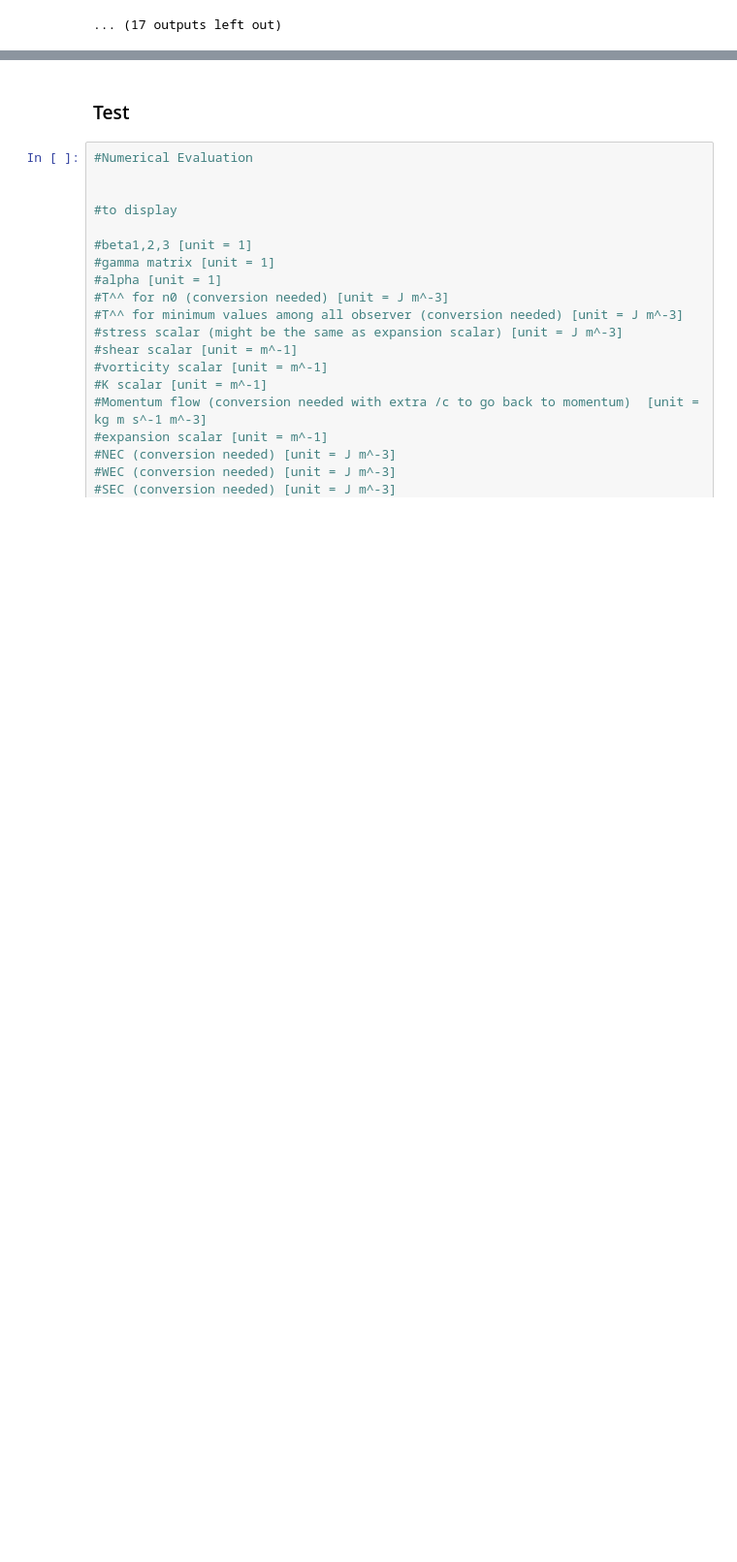
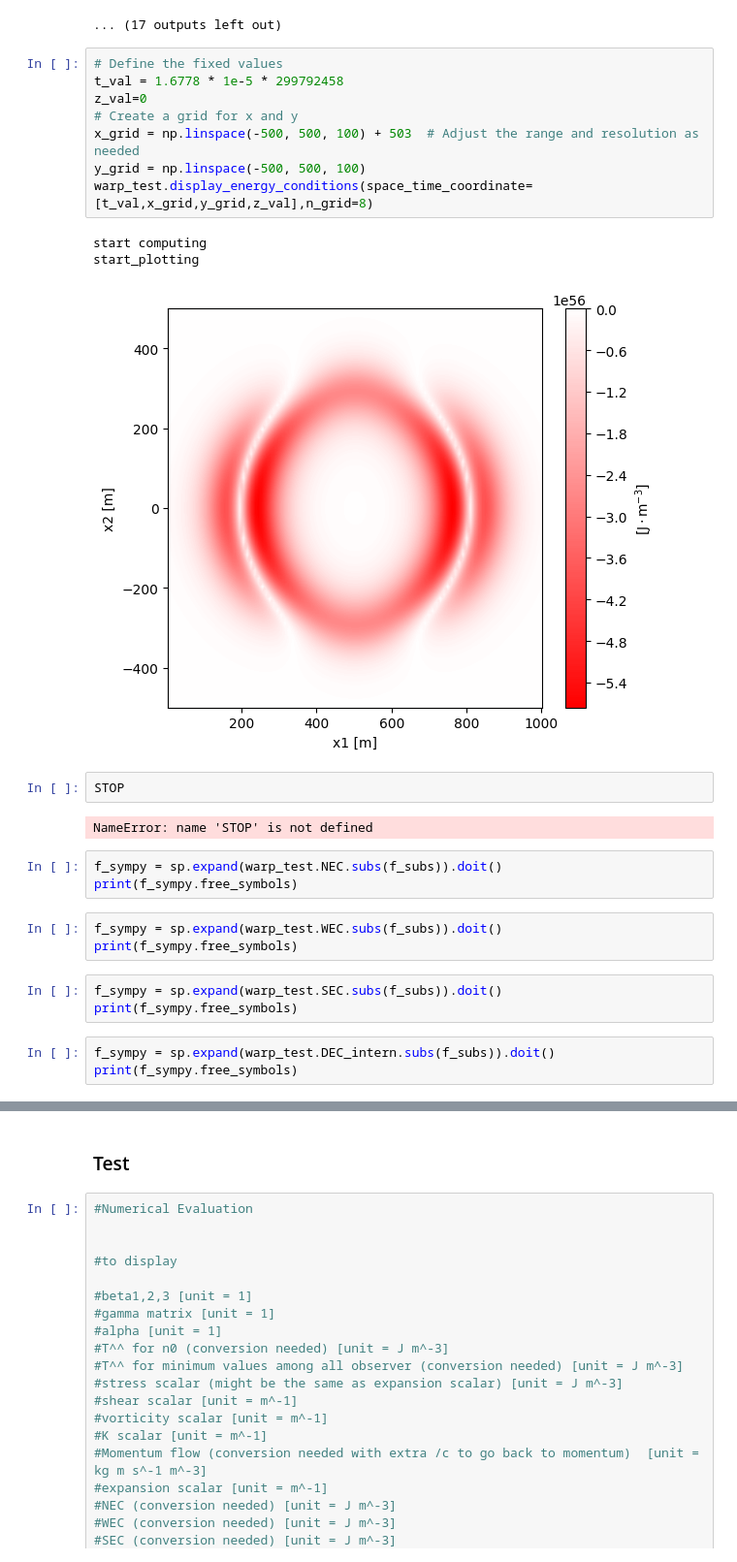
Before and after one commit to nmonnet/Warp-Factory-for-Python, a Jupyter notebook: warp_drive_study.ipynb, the cells around one changed output, grey strips where cells are left out. Shown: that part at 97% size. Cells and saved outputs as stored; diff of their text form; blank space fills up the shorter version.

```diff
--- a/warp_drive_study.ipynb
+++ b/warp_drive_study.ipynb
@@ -1338,6 +1415,34 @@ $\displaystyle 2 v{\left(t \right)} \frac{\partial}{\partial x} f{\left(t,x,y,z
 shear scalar :
 $\displaystyle 0.333333333333333 \sqrt{3} \sqrt{\left(4 \left(\frac{\partial}{\partial x} f{\left(t,x,y,z \right)}\right)^{2} + 3 \left(\frac{\partial}{\partial y} f{\left(t,x,y,z \right)}\right)^{2} + 3 \left(\frac{\partial}{\partial z} f{\left(t,x,y,z \right)}\right)^{2}\right) v^{2}{\left(t \right)}}$
 ... (17 outputs left out)
+# %%
+# Define the fixed values
+t_val = 1.6778 * 1e-5 * 299792458
+z_val=0
+# Create a grid for x and y
+x_grid = np.linspace(-500, 500, 100) + 503  # Adjust the range and resolution as needed
+y_grid = np.linspace(-500, 500, 100)
+warp_test.display_energy_conditions(space_time_coordinate=[t_val,x_grid,y_grid,z_val],n_grid=8)
+# %% [output]
+start computing
+start_plotting
+[figure, added]
+# %%
+STOP
+# %% [output]
+NameError: name 'STOP' is not defined
+# %%
+f_sympy = sp.expand(warp_test.NEC.subs(f_subs)).doit()
+print(f_sympy.free_symbols)
+# %%
+f_sympy = sp.expand(warp_test.WEC.subs(f_subs)).doit()
+print(f_sympy.free_symbols)
+# %%
+f_sympy = sp.expand(warp_test.SEC.subs(f_subs)).doit()
+print(f_sympy.free_symbols)
+# %%
+f_sympy = sp.expand(warp_test.DEC_intern.subs(f_subs)).doit()
+print(f_sympy.free_symbols)
 # %%
 # Define the fixed values
 t_val = 1.6778 * 1e-5 * 299792458
```
Also changed, not shown: parts of 12 cells of this notebook.
